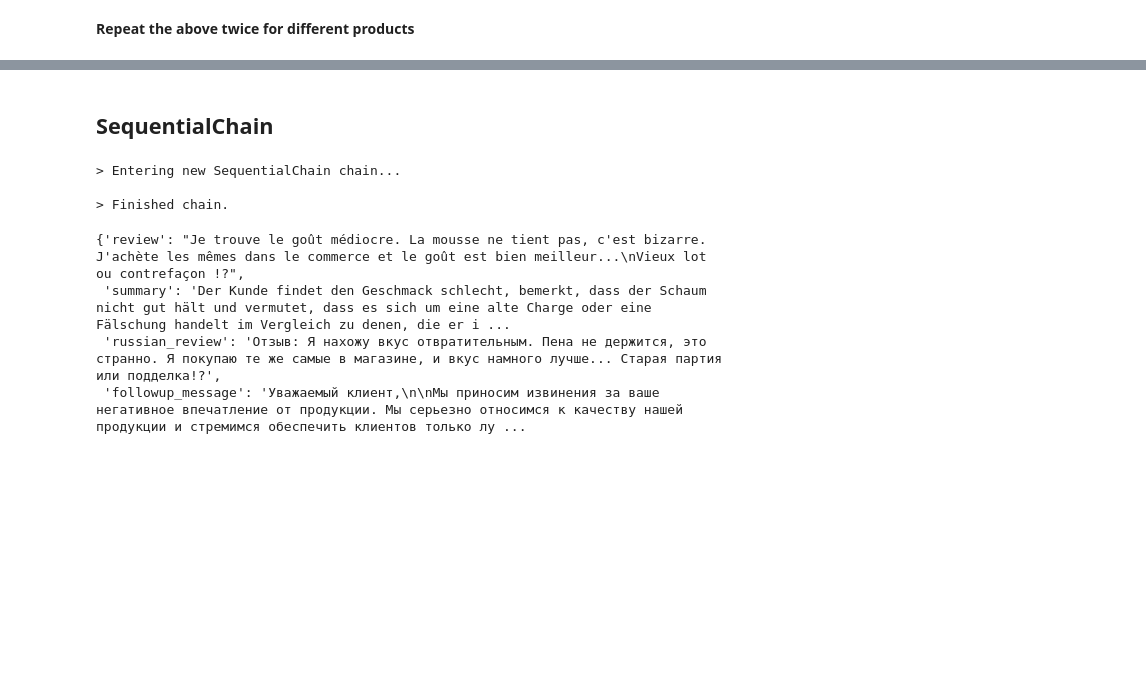
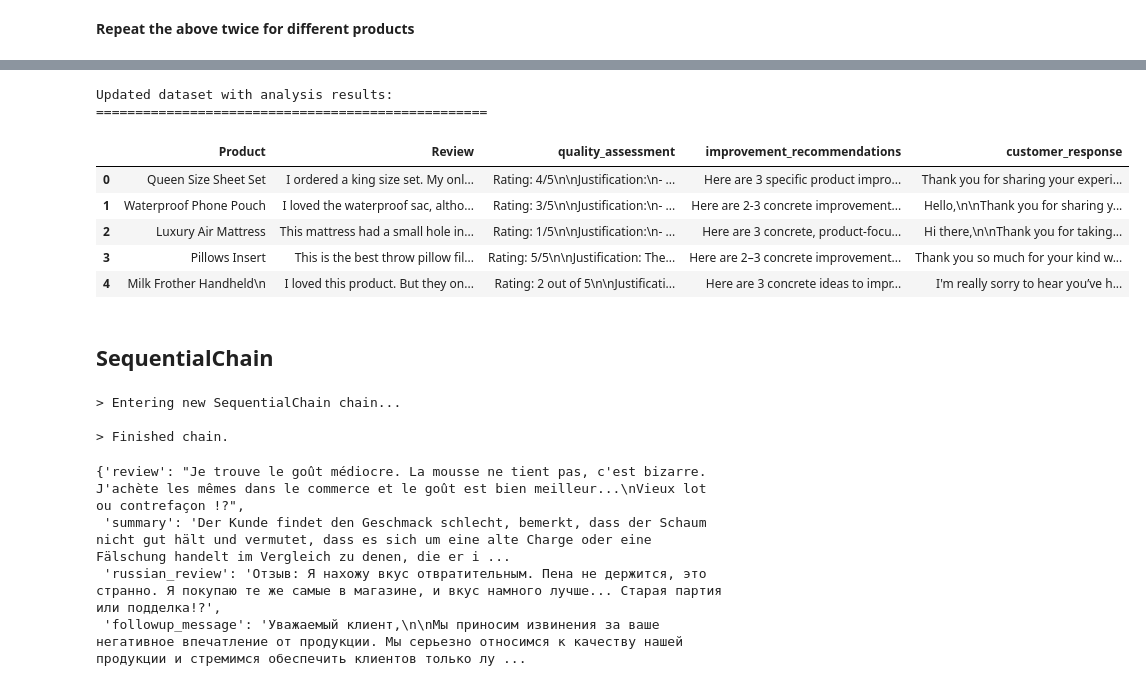
Before and after one commit to SergejKurtasch/lab-chains-in-langchain, a Jupyter notebook: lab-chains-in-langchain.ipynb, the cells around one changed output, grey strips where cells are left out. Drawn from its saved outputs; the diff is of its cells as text; code cells hidden in the pictures; blank space fills up the shorter version.

Commit message:
Solved lab, fixed errors

```diff
--- a/lab-chains-in-langchain.ipynb
+++ b/lab-chains-in-langchain.ipynb
@@ -110,0 +100,33 @@ The iPhone 14 Pro is Apple’s flagship smartphone, built around iOS and designe
+# %%
+# Apply the chain to the dataset and save the results
+import time
+
+# Initialize new columns
+df['quality_assessment'] = ''
+df['improvement_recommendations'] = ''
+df['customer_response'] = ''
+
+# Apply the chain to each review
+for index, row in df.iterrows():
+    print(f"Processing review {index + 1}/{len(df)}: {row['Product']}")
+
+    try:
+        # Run the chain
+        result = overall_chain({
+            "product": row['Product'],
+            "review": row['Review']
+        })
+
+        # Save results to DataFrame
+        df.at[index, 'quality_assessment'] = result['quality_assessment']
+        df.at[index, 'improvement_recommendations'] = result['improvement_recommendations']
+        df.at[index, 'customer_response'] = result['customer_response']
+
+
+    except Exception as e:
+        print(f"Error processing review {index}: {e}")
+        df.at[index, 'quality_assessment'] = 'Processing Error'
+        df.at[index, 'improvement_recommendations'] = 'Processing Error'
+        df.at[index, 'customer_response'] = 'Processing Error'
+
+print("Processing complete!")
@@ -113,3 +180,17 @@ The iPhone 14 Pro is Apple’s flagship smartphone, built around iOS and designe
+# %%
+# Review the results
+print("Updated dataset with analysis results:")
+print("=" * 50)
+df[['Product', 'Review', 'quality_assessment', 'improvement_recommendations', 'customer_response']].head()
+# %% [output]
+Updated dataset with analysis results:
+==================================================
+|  | Product | Review | quality_assessment | improvement_recommendations | customer_response |
+| 0 | Queen Size Sheet Set | I ordered a king size set. My onl... | Rating: 4/5\n\nJustification:\n- ... | Here are 3 specific product impro... | Thank you for sharing your experi... |
+| 1 | Waterproof Phone Pouch | I loved the waterproof sac, altho... | Rating: 3/5\n\nJustification:\n- ... | Here are 2-3 concrete improvement... | Hello,\n\nThank you for sharing y... |
+| 2 | Luxury Air Mattress | This mattress had a small hole in... | Rating: 1/5\n\nJustification:\n- ... | Here are 3 concrete, product-focu... | Hi there,\n\nThank you for taking... |
+| 3 | Pillows Insert | This is the best throw pillow fil... | Rating: 5/5\n\nJustification: The... | Here are 2–3 concrete improvement... | Thank you so much for your kind w... |
+| 4 | Milk Frother Handheld\n | I loved this product. But they on... | Rating: 2 out of 5\n\nJustificati... | Here are 3 concrete ideas to impr... | I'm really sorry to hear you’ve h... |
 # %% [markdown]
 ## SequentialChain
 # %%
```
Also changed, not shown: parts of 19 cells of this notebook.
